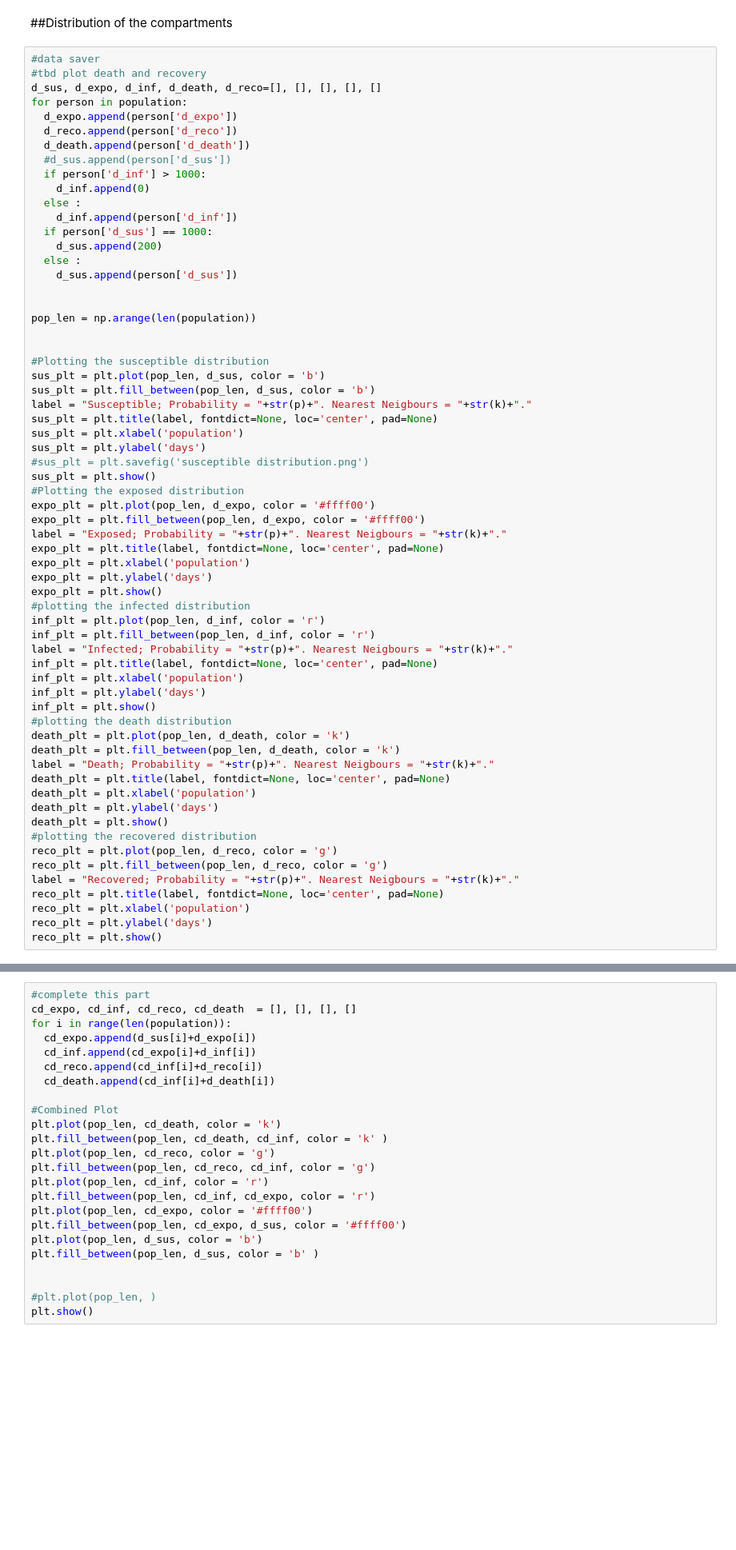
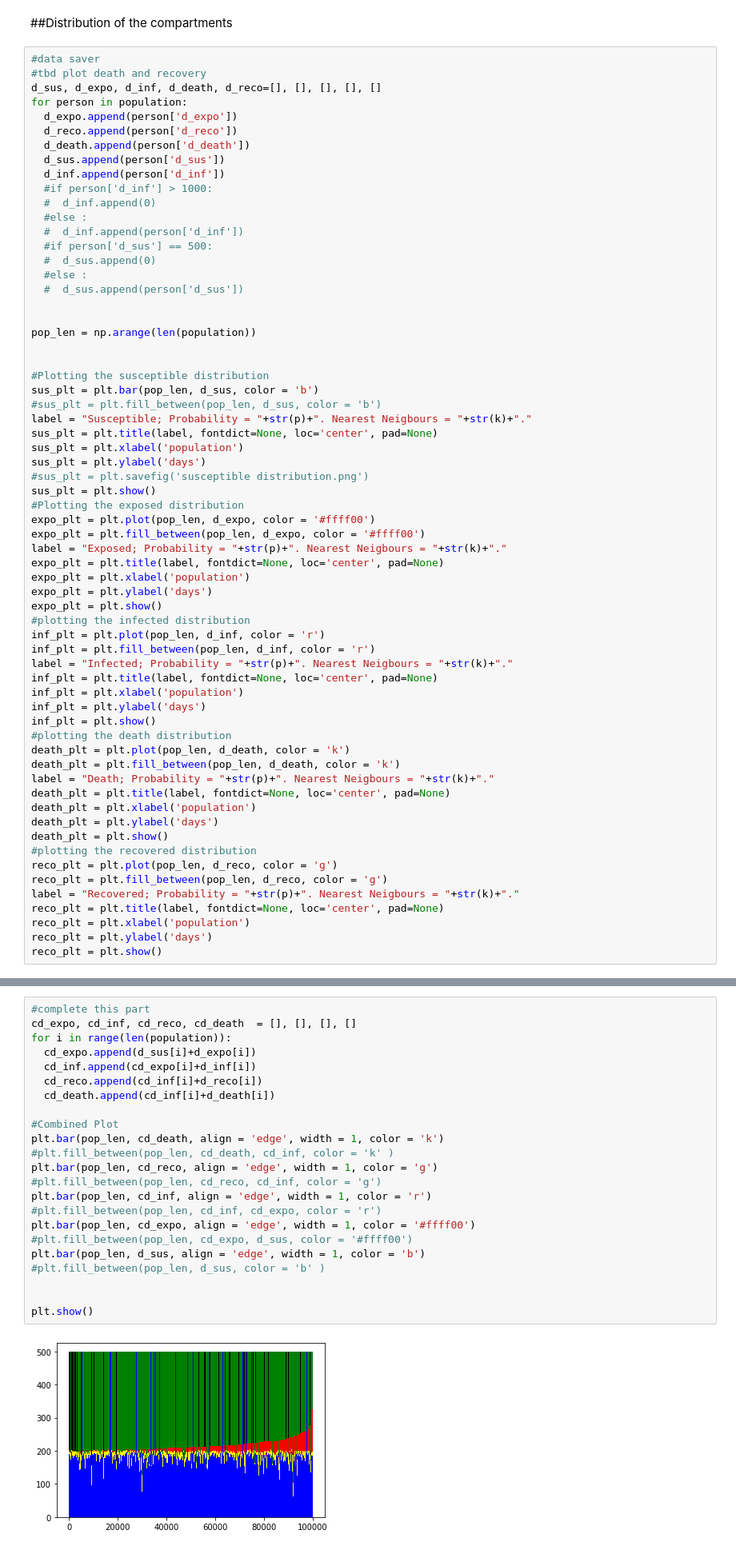
Before and after one commit to thecrazyphysicist369/strategic-Covid19-testing, a Jupyter notebook: v2_Random_Testing.ipynb, the cells around one changed output, grey strips where cells are left out. Shown: that part at 80% size. Cells and saved outputs as stored; diff of their text form; blank space fills up the shorter version.

```diff
--- a/v2_Random_Testing.ipynb
+++ b/v2_Random_Testing.ipynb
@@ -297,23 +298,24 @@ for person in population:
   d_expo.append(person['d_expo'])
   d_reco.append(person['d_reco'])
   d_death.append(person['d_death'])
-  #d_sus.append(person['d_sus'])
-  if person['d_inf'] > 1000:
-    d_inf.append(0)
-  else :
-    d_inf.append(person['d_inf'])
-  if person['d_sus'] == 1000:
-    d_sus.append(200)
-  else :
-    d_sus.append(person['d_sus'])
+  d_sus.append(person['d_sus'])
+  d_inf.append(person['d_inf'])
+  #if person['d_inf'] > 1000:
+  #  d_inf.append(0)
+  #else :
+  #  d_inf.append(person['d_inf'])
+  #if person['d_sus'] == 500:
+  #  d_sus.append(0)
+  #else :
+  #  d_sus.append(person['d_sus'])
 
 
 pop_len = np.arange(len(population))
 
 
 #Plotting the susceptible distribution
-sus_plt = plt.plot(pop_len, d_sus, color = 'b')
-sus_plt = plt.fill_between(pop_len, d_sus, color = 'b')
+sus_plt = plt.bar(pop_len, d_sus, color = 'b')
+#sus_plt = plt.fill_between(pop_len, d_sus, color = 'b')
 label = "Susceptible; Probability = "+str(p)+". Nearest Neigbours = "+str(k)+"."
 sus_plt = plt.title(label, fontdict=None, loc='center', pad=None)
 sus_plt = plt.xlabel('population')
@@ -361,26 +357,27 @@ reco_plt = plt.show()
 # %%
 #complete this part
 cd_expo, cd_inf, cd_reco, cd_death  = [], [], [], []
 for i in range(len(population)):
   cd_expo.append(d_sus[i]+d_expo[i])
   cd_inf.append(cd_expo[i]+d_inf[i])
   cd_reco.append(cd_inf[i]+d_reco[i])
   cd_death.append(cd_inf[i]+d_death[i])
 
 #Combined Plot
-plt.plot(pop_len, cd_death, color = 'k')
-plt.fill_between(pop_len, cd_death, cd_inf, color = 'k' )
-plt.plot(pop_len, cd_reco, color = 'g')
-plt.fill_between(pop_len, cd_reco, cd_inf, color = 'g')
-plt.plot(pop_len, cd_inf, color = 'r')
-plt.fill_between(pop_len, cd_inf, cd_expo, color = 'r')
-plt.plot(pop_len, cd_expo, color = '#ffff00')
-plt.fill_between(pop_len, cd_expo, d_sus, color = '#ffff00')
-plt.plot(pop_len, d_sus, color = 'b')
-plt.fill_between(pop_len, d_sus, color = 'b' )
+plt.bar(pop_len, cd_death, align = 'edge', width = 1, color = 'k')
+#plt.fill_between(pop_len, cd_death, cd_inf, color = 'k' )
+plt.bar(pop_len, cd_reco, align = 'edge', width = 1, color = 'g')
+#plt.fill_between(pop_len, cd_reco, cd_inf, color = 'g')
+plt.bar(pop_len, cd_inf, align = 'edge', width = 1, color = 'r')
+#plt.fill_between(pop_len, cd_inf, cd_expo, color = 'r')
+plt.bar(pop_len, cd_expo, align = 'edge', width = 1, color = '#ffff00')
+#plt.fill_between(pop_len, cd_expo, d_sus, color = '#ffff00')
+plt.bar(pop_len, d_sus, align = 'edge', width = 1, color = 'b')
+#plt.fill_between(pop_len, d_sus, color = 'b' )
 
 
-#plt.plot(pop_len, )
 plt.show()
+# %% [output]
+[figure, added]
 # %% [markdown]
 ##For iterative execution of more than one variable set
```
Also changed, not shown: parts of 5 cells of this notebook.
